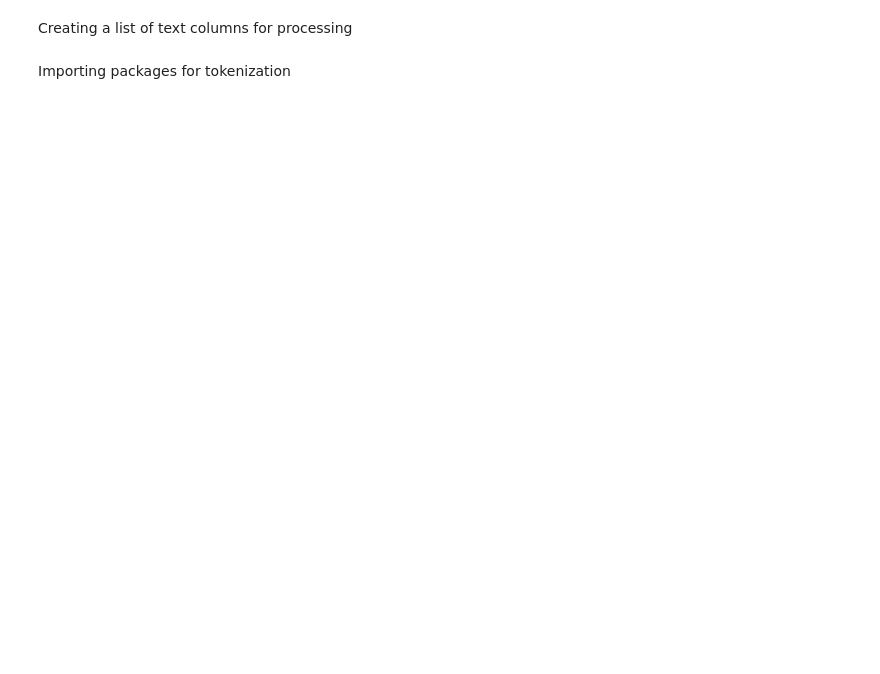
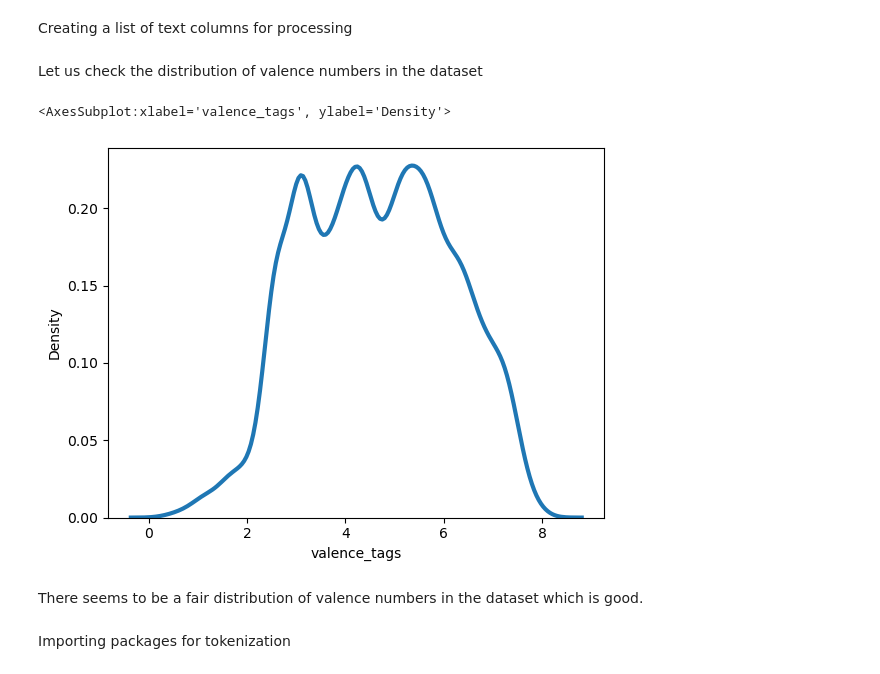
Before and after one commit to rohanbrit/ANLP-Assignment-2, a Jupyter notebook: Data cleaning and analysis.ipynb, the cells around one changed output. Cells and saved outputs as stored; diff of their text form; code cells hidden in the pictures; blank space fills up the shorter version.

```diff
--- a/Data cleaning and analysis.ipynb
+++ b/Data cleaning and analysis.ipynb
@@ -51,5 +57,5 @@ Copying the dataframe so that it can be restored if there is any error
 # %%
-df_cleaned = df.drop(['lastfm_url','seeds','spotify_id','genre','mbid'], axis=1)
+df_cleaned = df.drop(['ID','lastfm_url','seeds','spotify_id','genre','mbid'], axis=1)
 # %% [markdown]
 We will use only those rows that have lyrics populated in them. Rows with null values, Not Found, Not English and Exception in lyrics column need to be deleted.
 # %%
@@ -75,6 +81,16 @@ df_cleaned.head()
 Creating a list of text columns for processing
 # %%
 text_cols = ['track','artist','lyrics']
+# %% [markdown]
+Let us check the distribution of valence numbers in the dataset
+# %%
+sns.distplot(df_cleaned['valence_tags'], hist = False, kde = True,
+                 kde_kws = {'linewidth': 3})
+# %% [output]
+<AxesSubplot:xlabel='valence_tags', ylabel='Density'>
+[figure, added]
+# %% [markdown]
+There seems to be a fair distribution of valence numbers in the dataset which is good.
 # %% [markdown]
 Importing packages for tokenization
 # %%
```
Also changed, not shown: parts of 12 cells of this notebook, 3 other files.
